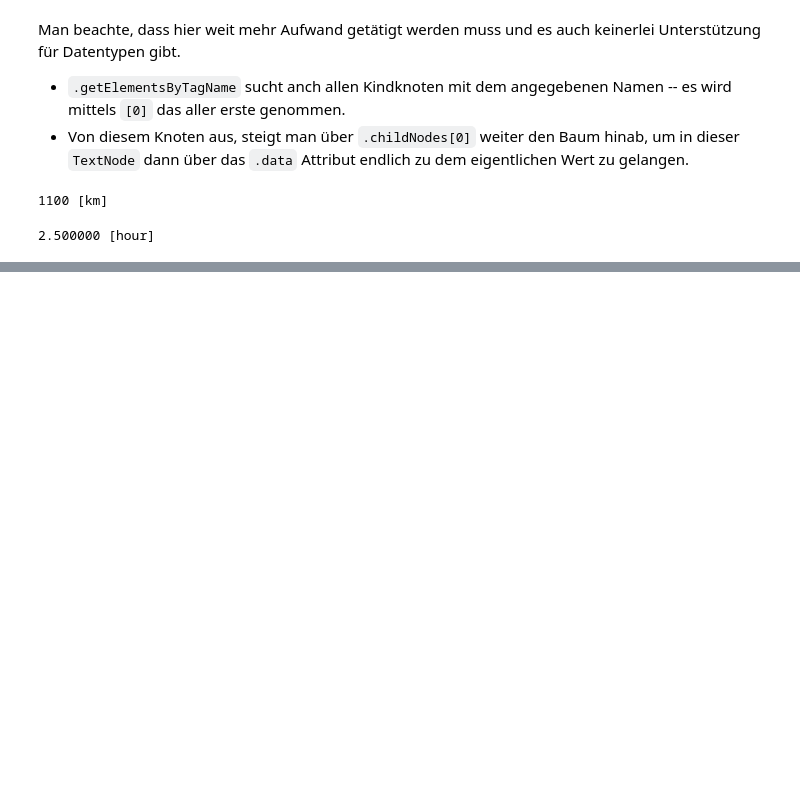
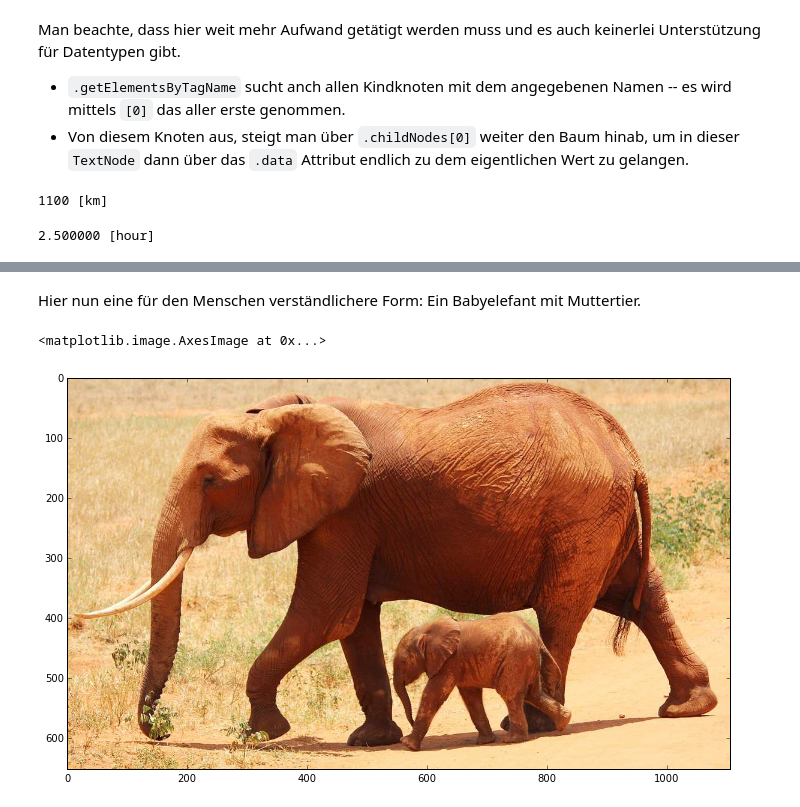
Before and after one commit to haraldschilly/python-fuer-mathematiker, a Jupyter notebook: doc/4-3-daten.ipynb, the cells around one changed output, grey strips where cells are left out. Cells and saved outputs as stored; diff of their text form; code cells hidden in the pictures; blank space fills up the shorter version.

Commit message:
4-3 daten: allgemeines über ut8 text, markdown umkonvertieren, readlines, etc.; einlesen eines jpeg bildes mit verarbeitung in numpy/scipy

```diff
--- a/doc/4-3-daten.ipynb
+++ b/doc/4-3-daten.ipynb
@@ -558,0 +754,4 @@ print("%f [%s]" % (value, unit))
+# %%
+import numpy as np
+import scipy.ndimage as ndimage
+elephant = ndimage.imread(os.path.join("res", "elephant.jpg"))
@@ -558,0 +791,12 @@ print("%f [%s]" % (value, unit))
+# %% [markdown]
+Hier nun eine für den Menschen verständlichere Form:
+Ein Babyelefant mit Muttertier.
+# %%
+%config InlineBackend.figure_formats=['png']
+%matplotlib inline
+import matplotlib.pyplot as plt
+plt.rcParams["figure.figsize"] = (12, 7)
+plt.imshow(elephant, cmap=plt.cm.Reds_r)
+# %% [output]
+<matplotlib.image.AxesImage at 0x...>
+[figure, added]
```
Also changed, not shown: parts of 34 cells of this notebook, 1 other file.
